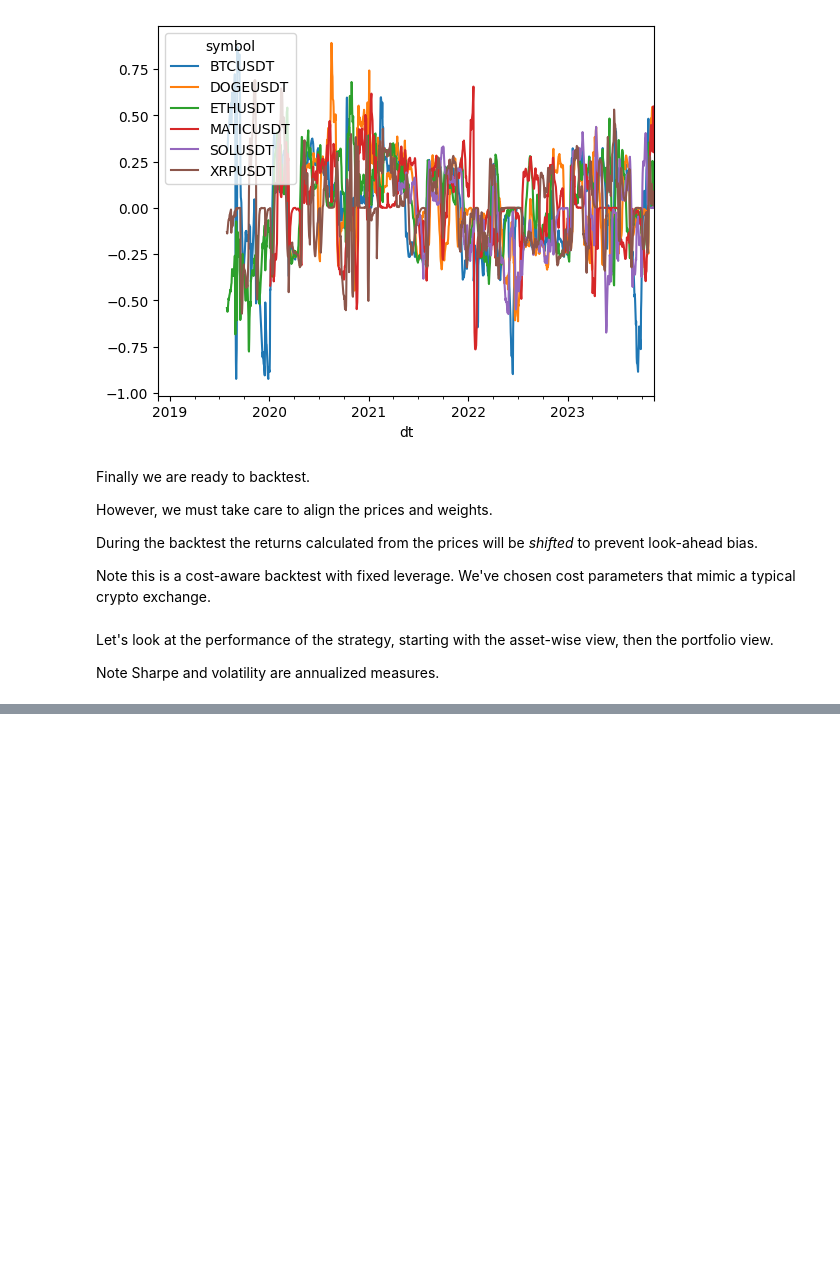
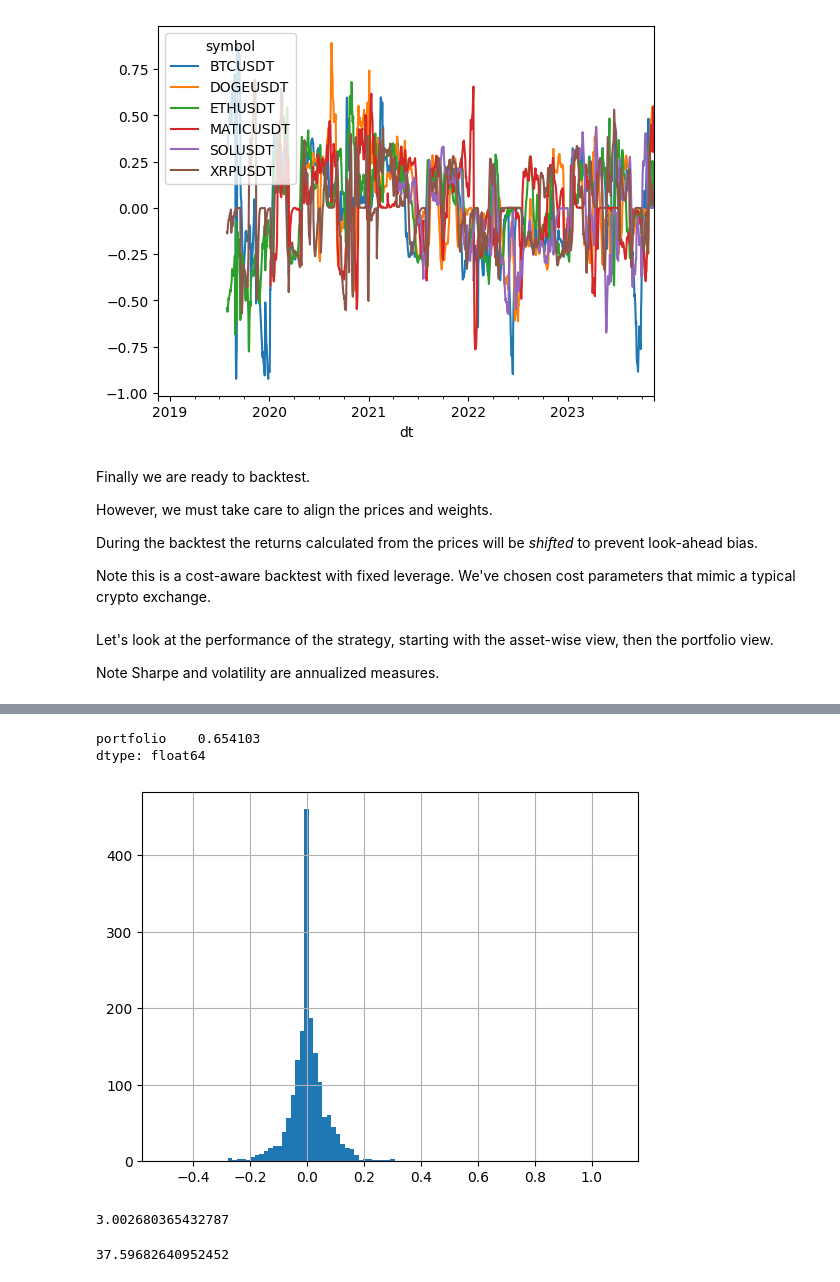
Before and after one commit to thecolngroup/alphavec, a Jupyter notebook: example.ipynb, the cells around one changed output, grey strips where cells are left out. Cells and saved outputs as stored; diff of their text form; code cells hidden in the pictures; blank space fills up the shorter version.

```diff
--- a/example.ipynb
+++ b/example.ipynb
@@ -192,0 +199,21 @@ port_cum.plot()
+# %%
+port_cagr = port_perf["cagr"]
+bench_cagr = (
+    perf.loc["BTCUSDT", ("asset", "cagr")] * 0.5
+    + perf.loc["ETHUSDT", ("asset", "cagr")] * 0.5
+)
+
+info_ratio = (port_cagr - bench_cagr) / port_perf["annual_volatility"]
+
+info_ratio
+# %% [output]
+portfolio    0.654103
+dtype: float64
+# %%
+port_rets.hist(bins=100)
+plt.show()
+display(port_rets.skew(), port_rets.kurtosis())
+# %% [output]
+[figure, added]
+3.002680365432787
+37.59682640952452
```
Also changed, not shown: parts of 6 cells of this notebook, 3 other files.
